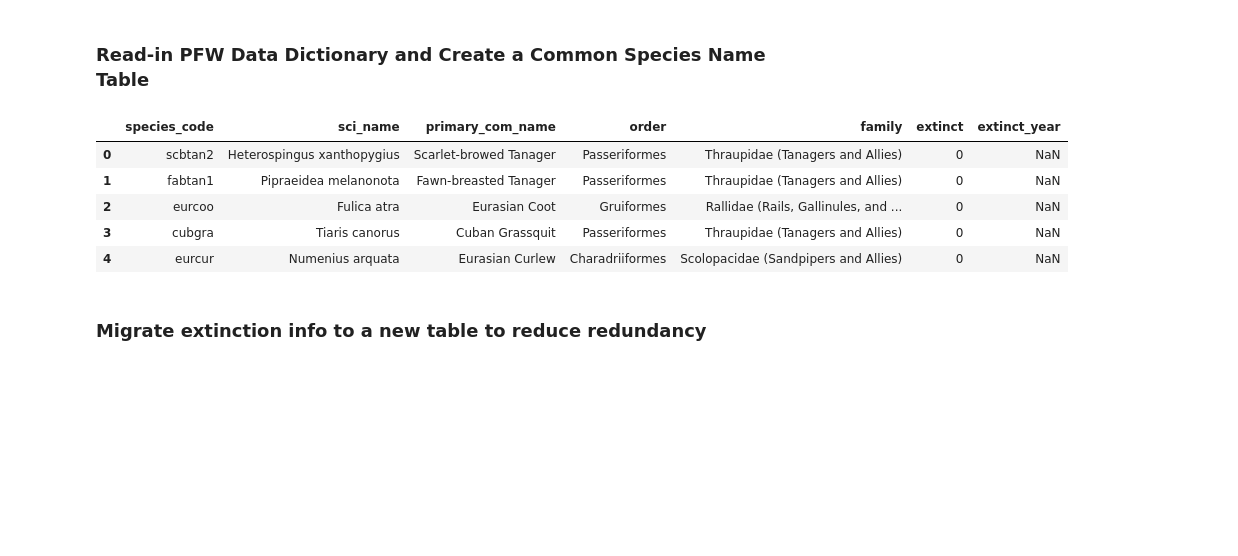
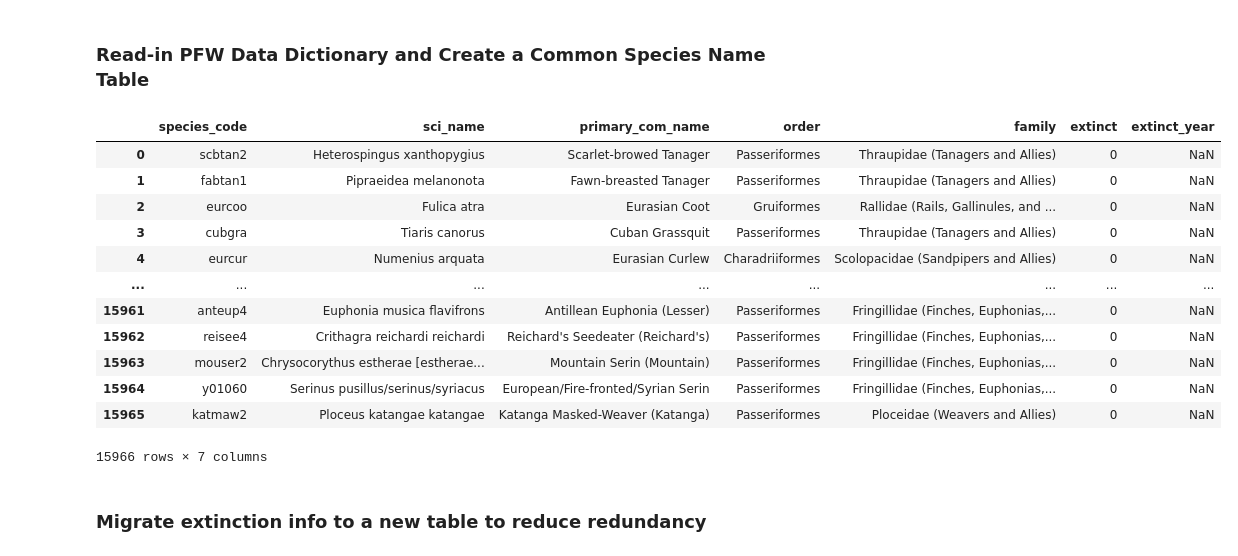
Before and after one commit to rkkocheran/project_feederwatch, a Jupyter notebook: notebooks/pfw_cleaning.ipynb, the cells around one changed output. Drawn from its saved outputs; the diff is of its cells as text; code cells hidden in the pictures; blank space fills up the shorter version.

```diff
--- a/notebooks/pfw_cleaning.ipynb
+++ b/notebooks/pfw_cleaning.ipynb
@@ -238,7 +249,9 @@ effort_dim
 # %% [markdown]
 ### Read-in PFW Data Dictionary and Create a Common Species Name Table
 # %%
-pfw_data_dict_orig = pd.read_excel('../../data/pfw/FeederWatch_Data_Dictionary.xlsx', sheet_name='Species Codes', header=1)
+pfw_data_dict_orig = pd.read_excel('../data/FeederWatch_Data_Dictionary.xlsx',
+                                   sheet_name='Species Codes',
+                                   header=1)
 # %%
 pfw_data_dict = pfw_data_dict_orig.copy(deep=True)
 # %%
@@ -252,14 +265,21 @@ pfw_data_dict = pfw_data_dict[['species_code',
                                'extinct_year']]
 pfw_data_dict = pfw_data_dict.rename(columns={'order1':'order'})
 # %%
-pfw_data_dict.head()
+pfw_data_dict
 # %% [output]
 |  | species_code | sci_name | primary_com_name | order | family | extinct | extinct_year |
 | 0 | scbtan2 | Heterospingus xanthopygius | Scarlet-browed Tanager | Passeriformes | Thraupidae (Tanagers and Allies) | 0 | NaN |
 | 1 | fabtan1 | Pipraeidea melanonota | Fawn-breasted Tanager | Passeriformes | Thraupidae (Tanagers and Allies) | 0 | NaN |
 | 2 | eurcoo | Fulica atra | Eurasian Coot | Gruiformes | Rallidae (Rails, Gallinules, and ... | 0 | NaN |
 | 3 | cubgra | Tiaris canorus | Cuban Grassquit | Passeriformes | Thraupidae (Tanagers and Allies) | 0 | NaN |
 | 4 | eurcur | Numenius arquata | Eurasian Curlew | Charadriiformes | Scolopacidae (Sandpipers and Allies) | 0 | NaN |
+| ... | ... | ... | ... | ... | ... | ... | ... |
+| 15961 | anteup4 | Euphonia musica flavifrons | Antillean Euphonia (Lesser) | Passeriformes | Fringillidae (Finches, Euphonias,... | 0 | NaN |
+| 15962 | reisee4 | Crithagra reichardi reichardi | Reichard's Seedeater (Reichard's) | Passeriformes | Fringillidae (Finches, Euphonias,... | 0 | NaN |
+| 15963 | mouser2 | Chrysocorythus estherae [estherae... | Mountain Serin (Mountain) | Passeriformes | Fringillidae (Finches, Euphonias,... | 0 | NaN |
+| 15964 | y01060 | Serinus pusillus/serinus/syriacus | European/Fire-fronted/Syrian Serin | Passeriformes | Fringillidae (Finches, Euphonias,... | 0 | NaN |
+| 15965 | katmaw2 | Ploceus katangae katangae | Katanga Masked-Weaver (Katanga) | Passeriformes | Ploceidae (Weavers and Allies) | 0 | NaN |
+15966 rows × 7 columns
 # %% [markdown]
 ### Migrate extinction info to a new table to reduce redundancy
 # %%
```
Also changed, not shown: parts of 27 cells of this notebook, 1 other file.
